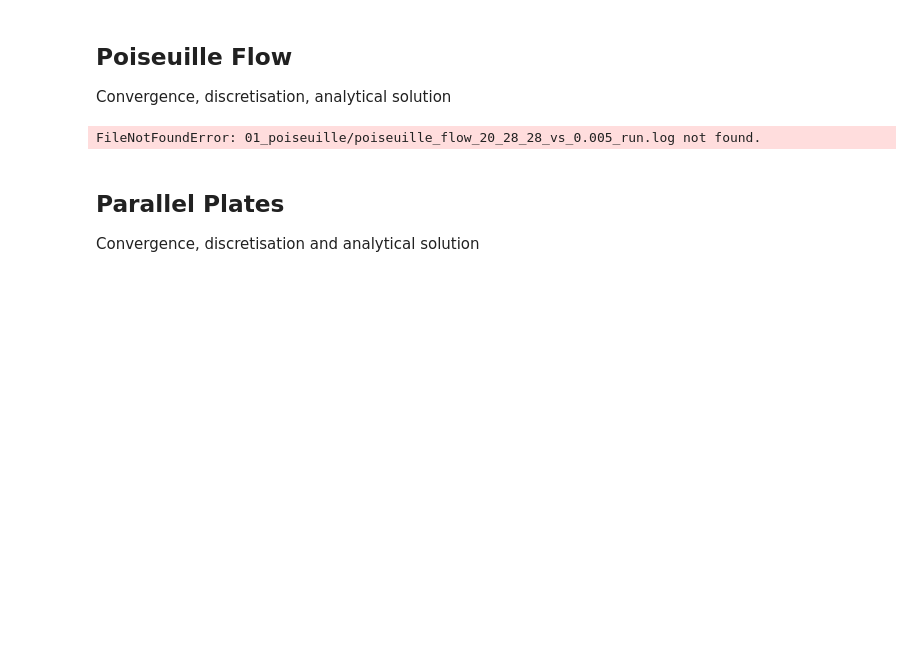
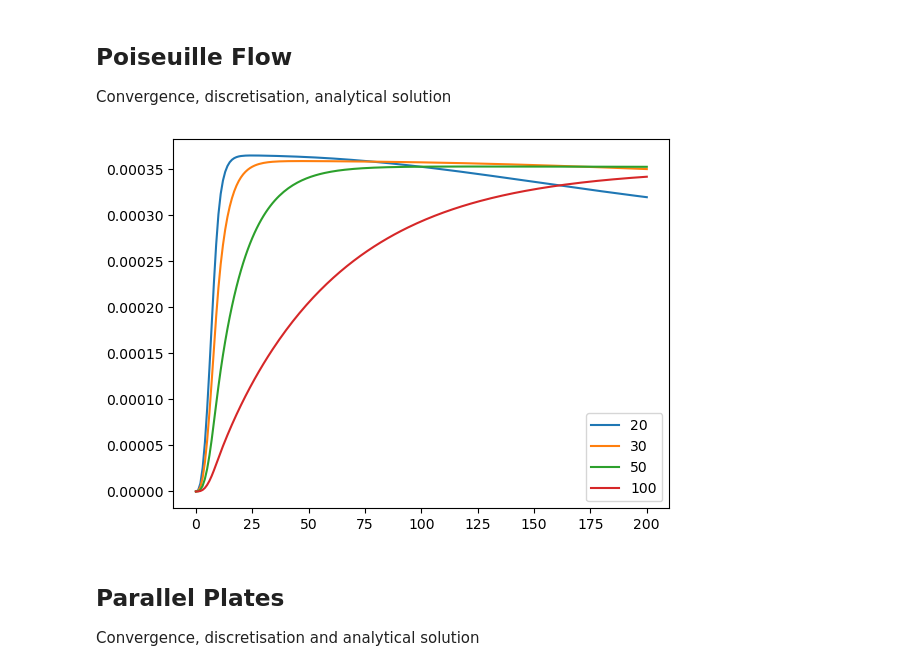
Before and after one commit to krachdd/hoomd-sph3, a Jupyter notebook: sph-simulations/99_singlephaseflow_benchmarks/evaluate_sph_benchmarks.ipynb, the cells around one changed output. Drawn from its saved outputs; the diff is of its cells as text; code cells hidden in the pictures; blank space fills up the shorter version.

```diff
--- a/sph-simulations/99_singlephaseflow_benchmarks/evaluate_sph_benchmarks.ipynb
+++ b/sph-simulations/99_singlephaseflow_benchmarks/evaluate_sph_benchmarks.ipynb
@@ -22,28 +22,28 @@ Convergence, discretisation, analytical solution
 # %%
 simulations_res = [
                 20,
                 30,
                 50,
                 100
 ]
 
 path_poiseuille = '01_poiseuille'
 logfiles_poiseuille = [
-    'poiseuille_flow_20_32_32_vs_5e-05_run.gsd',
-    'poiseuille_flow_30_38_38_vs_0.0033333333333333335_run.log',
-    'poiseuille_flow_50_58_58_vs_0.002_run.log',
-    'poiseuille_flow_100_108_108_vs_0.001_run.log'
+    'poiseuille_flow_20_32_32_vs_5e-05_run.log',
+    'poiseuille_flow_30_42_42_vs_3.3333333333333335e-05_run.log',
+    'poiseuille_flow_50_62_62_vs_2e-05_run.log',
+    'poiseuille_flow_100_112_112_vs_1e-05_run.log'
 ]
 
 for i in range(len(simulations_res)):
     conv_data = np.genfromtxt(f'{path_poiseuille}/{logfiles_poiseuille[i]}', skip_header = 1)[:, -2]
     number_fparticles = np.genfromtxt(f'{path_poiseuille}/{logfiles_poiseuille[i]}', skip_header = 1)[-1, -3]
     norm_conv_data = np.divide(conv_data, number_fparticles)
     plt.plot(norm_conv_data, label = f'{simulations_res[i]}')
     plt.legend()
 plt.show()
 # %% [output]
-FileNotFoundError: 01_poiseuille/poiseuille_flow_20_28_28_vs_0.005_run.log not found.
+[figure, added]
 # %% [markdown]
 ## Parallel Plates
 Convergence, discretisation and analytical solution
```
Also changed, not shown: parts of 5 cells of this notebook, 1 other file.
